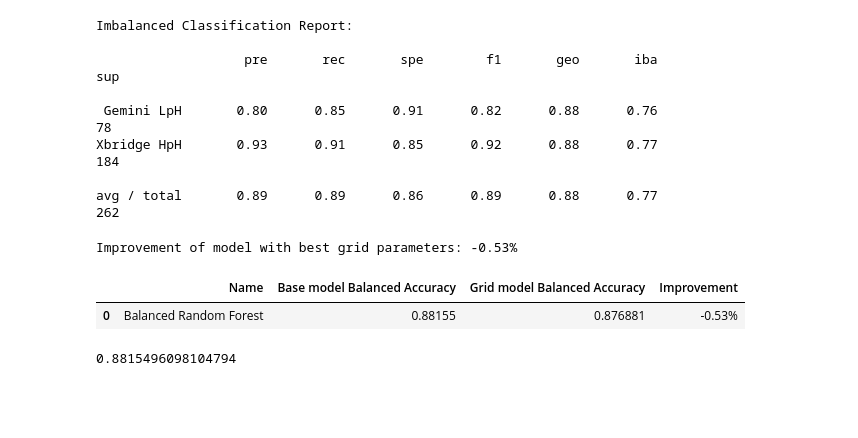
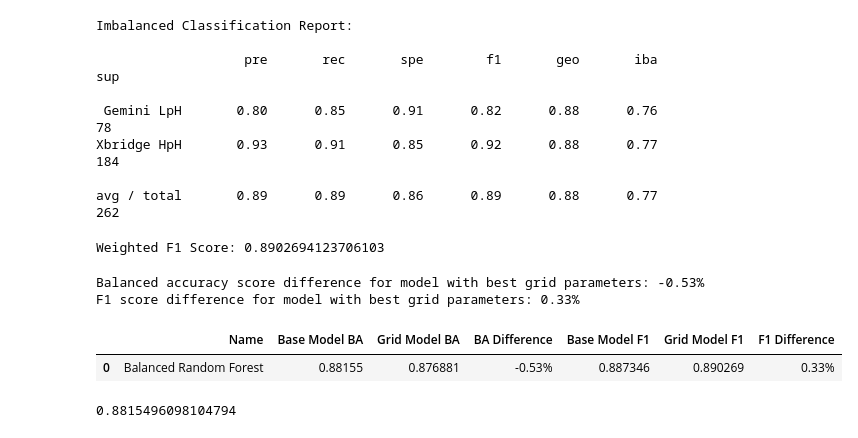
Before and after one commit to jenamis/final-project, a Jupyter notebook: machine_learning/LCMS/ML_testing/lcms_balanced_random_forest_param_search_updated.ipynb, the cells around one changed output. Cells and saved outputs as stored; diff of their text form; code cells hidden in the pictures; blank space fills up the shorter version.

```diff
--- a/machine_learning/LCMS/ML_testing/lcms_balanced_random_forest_param_search_updated.ipynb
+++ b/machine_learning/LCMS/ML_testing/lcms_balanced_random_forest_param_search_updated.ipynb
@@ -126,3 +140,10 @@ X_test_scaled = X_scaler.transform(X_test)
+# %%
+# Create function to calculate F1 score
+def f1_calc(model, X_test_scaled, y_test):
+    y_pred = model.predict(X_test_scaled)
+    f1_score_calc = f1_score(y_test, y_pred, average = "weighted")
+    print(f"Weighted F1 Score: {f1_score_calc}")
+    return f1_score_calc
 # %% [markdown]
 ### Balanced Random Forest Classifier
 # %%
@@ -240,3 +247,6 @@ Imbalanced Classification Report:
 Xbridge HpH       0.94      0.89      0.87      0.92      0.88      0.78       184
 
 avg / total       0.89      0.89      0.88      0.89      0.88      0.78       262
+# %%
+# F1 score for base model
+base_f1 = f1_calc(base_model, X_test_scaled, y_test)
@@ -382,23 +402,34 @@ Imbalanced Classification Report:
 Xbridge HpH       0.93      0.91      0.85      0.92      0.88      0.77       184
 
 avg / total       0.89      0.89      0.86      0.89      0.88      0.77       262
+# %%
+# F1 score for model with best grid parameters
+grid_f1 = f1_calc(best_grid, X_test_scaled, y_test)
+# %% [output]
+Weighted F1 Score: 0.8902694123706103
 # %%
-# Balanced accuracy score improvement with best grid parameters
-grid_ba_improvement = "{:0.2f}%".format( 100 * (grid_performance - base_performance) / base_performance)
-print(f"Improvement of model with best grid parameters: {grid_ba_improvement}")
+# Balanced accuracy score and F1 score difference with best grid parameters
+grid_ba_difference = "{:0.2f}%".format( 100 * (grid_performance - base_performance) / base_performance)
+grid_f1_difference = "{:0.2f}%".format( 100 * (grid_f1 - base_f1) / base_f1)
+print(f"Balanced accuracy score difference for model with best grid parameters: {grid_ba_difference}")
+print(f"F1 score difference for model with best grid parameters: {grid_f1_difference}")
 # %% [output]
-Improvement of model with best grid parameters: -0.53%
+Balanced accuracy score difference for model with best grid parameters: -0.53%
+F1 score difference for model with best grid parameters: 0.33%
 # %%
 # Create DF comparing performance of base model to performance after random/grid search
 # Using best grid parameters
 brf_compare = {"Name": "Balanced Random Forest",
-               "Base model Balanced Accuracy": base_performance,
-               "Grid model Balanced Accuracy": grid_performance,
-               "Improvement": grid_ba_improvement}
+               "Base Model BA": base_performance,
+               "Grid Model BA": grid_performance,
+               "BA Difference": grid_ba_difference,
+               "Base Model F1": base_f1,
+               "Grid Model F1": grid_f1,
+               "F1 Difference": grid_f1_difference}
 df_brf = pd.DataFrame(brf_compare, index = [0])
 df_brf
 # %% [output]
-|  | Name | Base model Balanced Accuracy | Grid model Balanced Accuracy | Improvement |
-| 0 | Balanced Random Forest | 0.88155 | 0.876881 | -0.53% |
+|  | Name | Base Model BA | Grid Model BA | BA Difference | Base Model F1 | Grid Model F1 | F1 Difference |
+| 0 | Balanced Random Forest | 0.88155 | 0.876881 | -0.53% | 0.887346 | 0.890269 | 0.33% |
 # %%
 # Save DF as CSV
```
Also changed, not shown: parts of 12 cells of this notebook, 22 other files.
